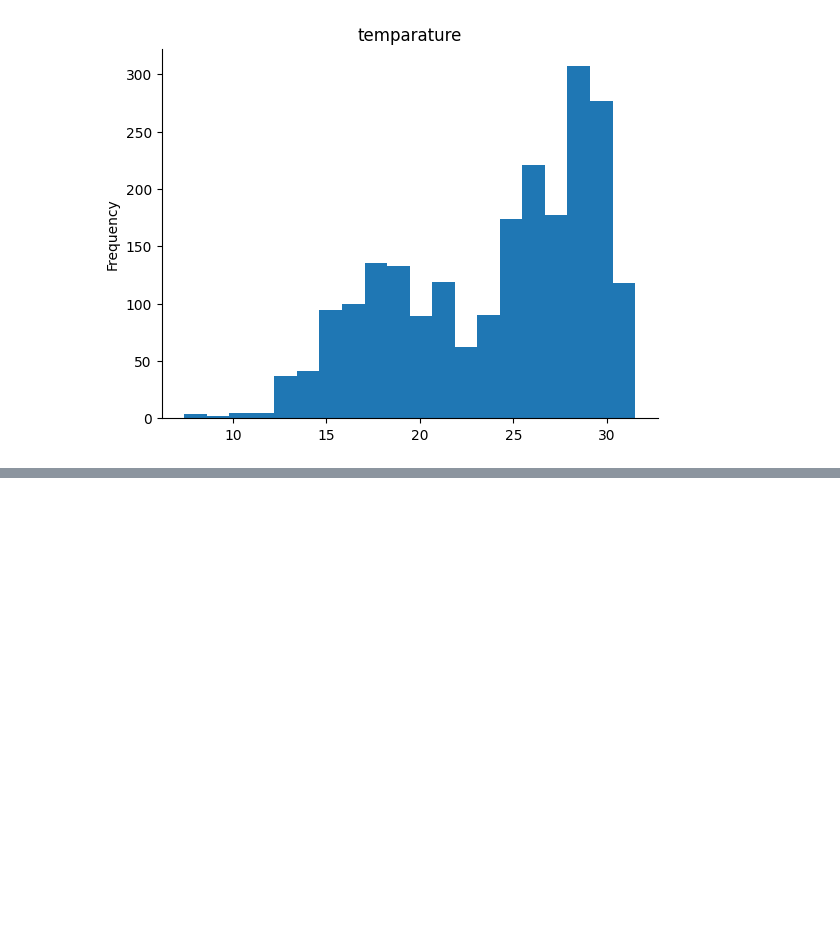
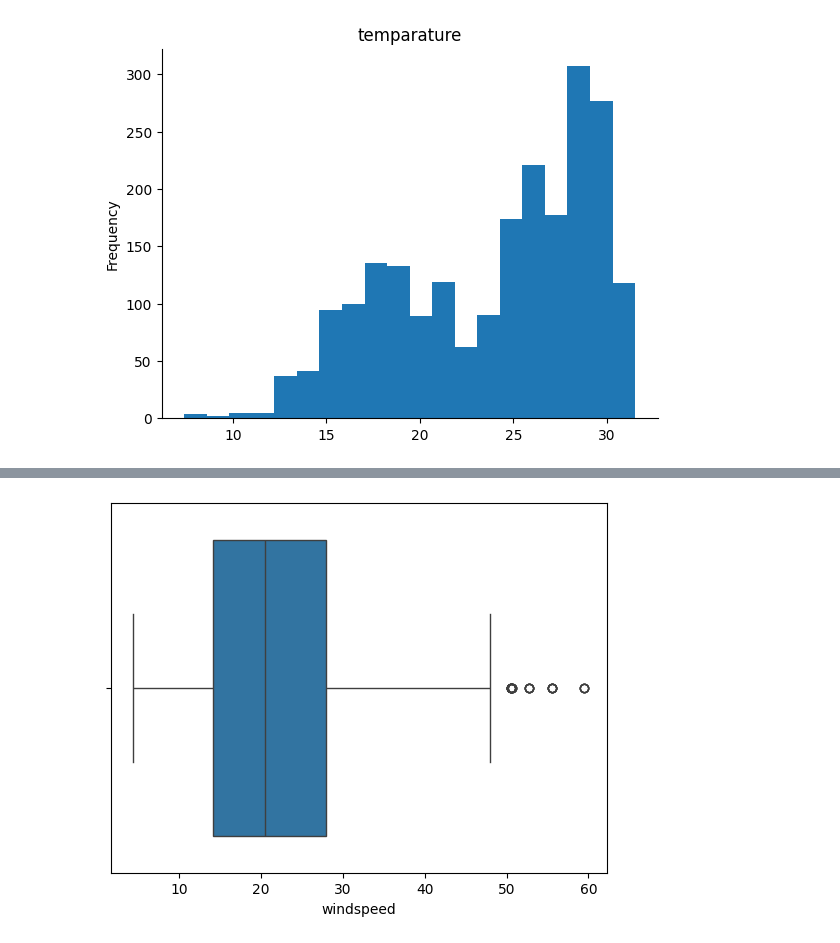
Before and after one commit to aymnblh/Dating_app, a Jupyter notebook: Binary_Prediction_with_a_Rainfall_Dataset.ipynb, the cells around one changed output, grey strips where cells are left out. Drawn from its saved outputs; the diff is of its cells as text; code cells hidden in the pictures; blank space fills up the shorter version.

```diff
--- a/Binary_Prediction_with_a_Rainfall_Dataset.ipynb
+++ b/Binary_Prediction_with_a_Rainfall_Dataset.ipynb
@@ -172,0 +206,5 @@ plot_correlation_map(data)
+# %%
+sns.boxplot(x=data["windspeed"])
+plt.show()
+# %% [output]
+[figure, added]
```
Also changed, not shown: parts of 17 cells of this notebook.
